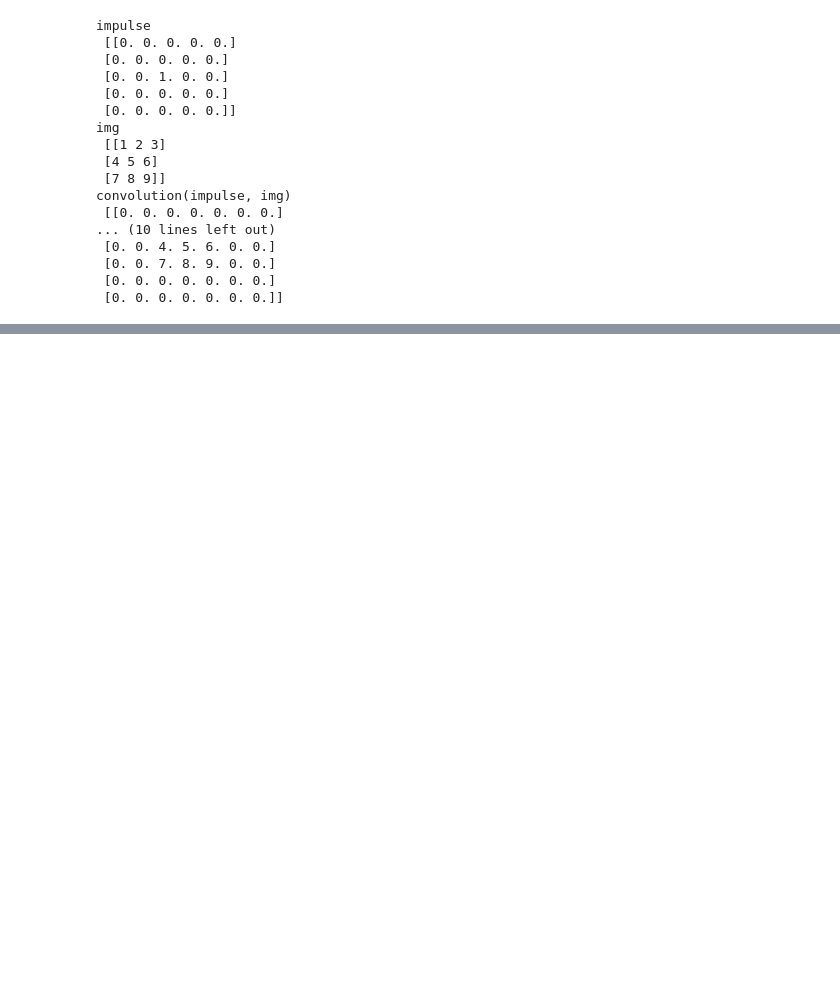
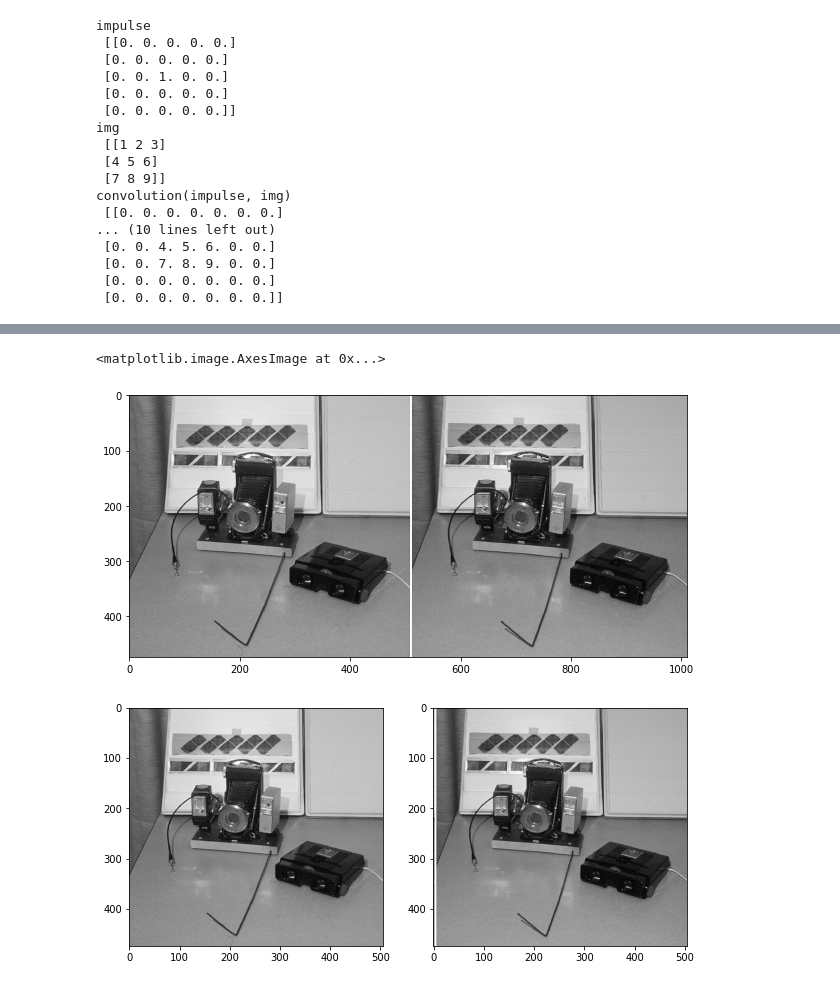
Before and after one commit to AndyPietr/oneComputerVisionNotebook, a Jupyter notebook: ComputerVisionNotebook.ipynb, the cells around one changed output, grey strips where cells are left out. Drawn from its saved outputs; the diff is of its cells as text; code cells hidden in the pictures; blank space fills up the shorter version.

Commit message:
Stereo Correspondence

```diff
--- a/ComputerVisionNotebook.ipynb
+++ b/ComputerVisionNotebook.ipynb
@@ -194,0 +256,33 @@ X
+# %%
+import cv2
+import matplotlib.pyplot as plt
+
+
+img = cv2.imread('images/stereo_vision_camera.jpg')
+gray = cv2.cvtColor(img, cv2.COLOR_BGR2GRAY)
+
+norm_image = cv2.normalize(gray, None, alpha=-1, beta=1, norm_type=cv2.NORM_MINMAX, dtype=cv2.CV_32F)
+
+plt.rcParams['figure.figsize'] = [10, 5]
+plt.figure()
+plt.imshow(gray,cmap='gray')
+
+
+height, width = gray.shape
+width_cutoff = width // 2
+
+s1 = norm_image[:, :width_cutoff]
+s2 = norm_image[:, width_cutoff+1:]
+
+
+
+
+plt.figure()
+plt.subplot(121)
+plt.imshow(s1,cmap='gray')
+plt.subplot(122)
+plt.imshow(s2,cmap='gray')
+# %% [output]
+<matplotlib.image.AxesImage at 0x...>
+[figure, added]
+[figure, added]
```
Also changed, not shown: parts of 24 cells of this notebook, 7 other files.
